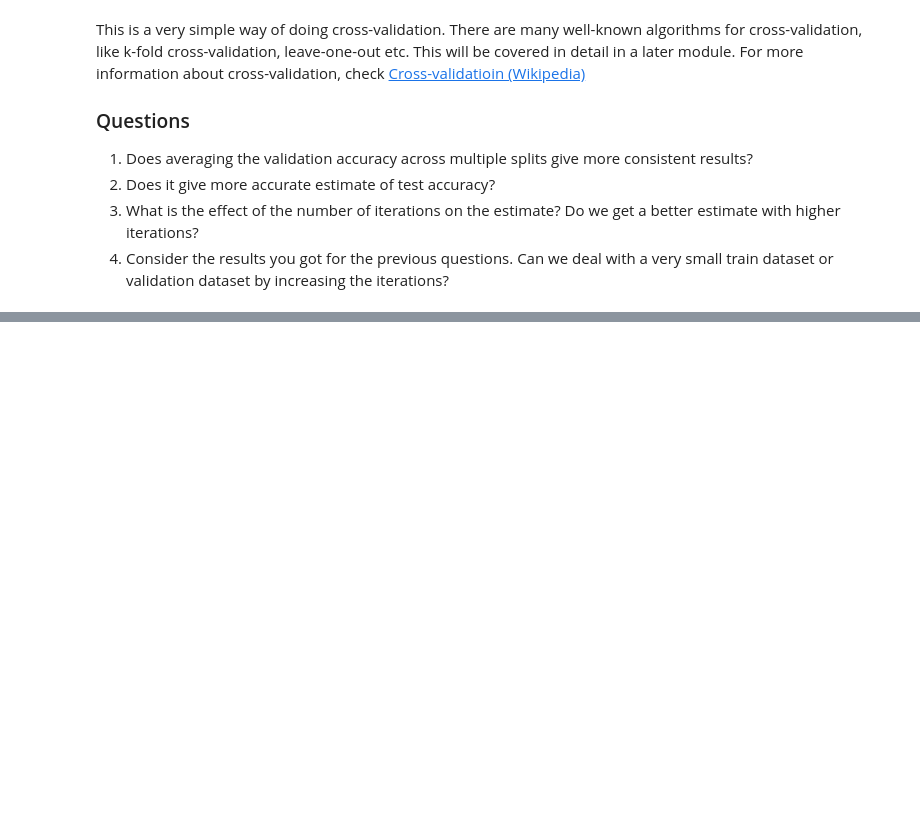
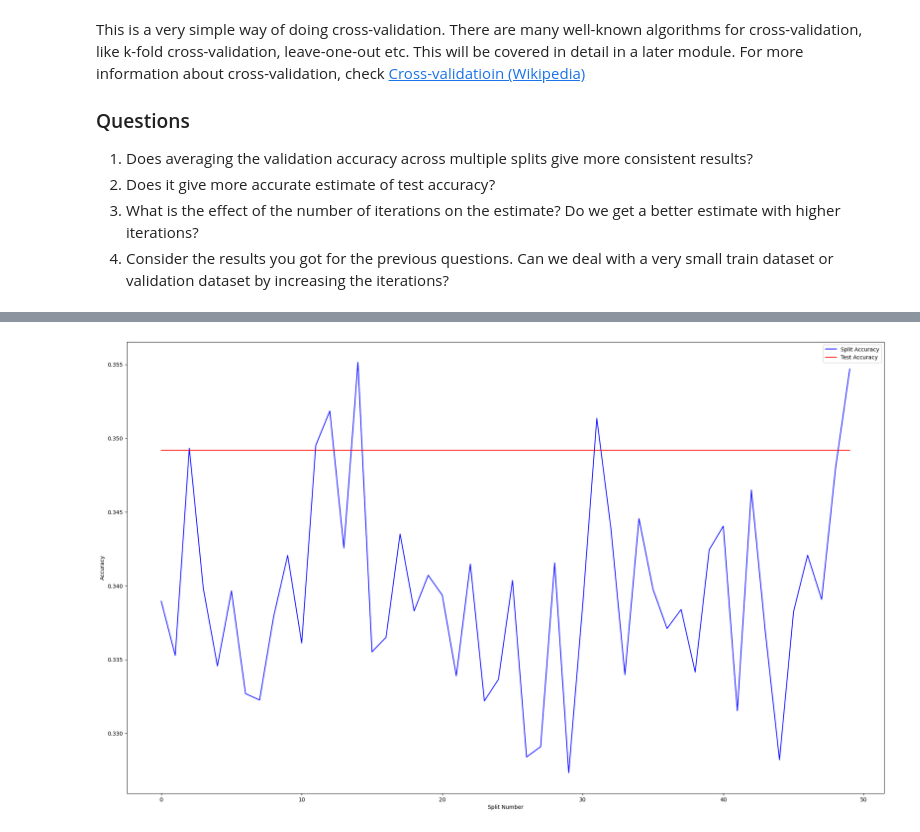
Before and after one commit to varsha123veera/fmml_labs_projects, a Jupyter notebook: Module_01_Lab_02_MLPractice.ipynb, the cells around one changed output, grey strips where cells are left out. Saved outputs shown, nothing was run; the diff lists cells and outputs as text; code cells hidden in the pictures; blank space fills up the shorter version.

```diff
--- a/Module_01_Lab_02_MLPractice.ipynb
+++ b/Module_01_Lab_02_MLPractice.ipynb
@@ -178,0 +229,11 @@ This is a very simple way of doing cross-validation. There are many well-known a
+# %%
+#CODE FOR 2ND QUESTION
+plt.figure(figsize = (25,15))
+plt.plot(split_accuracies, label = 'Split Accuracy', color = 'blue')
+plt.plot(np.ones(len(split_accuracies)) * Accuracy(testlabel, testpred), label = 'Test Accuracy', color = 'red')
+plt.xlabel('Split Number')
+plt.ylabel('Accuracy')
+plt.legend()
+plt.show()
+# %% [output]
+[figure, added]
```
Also changed, not shown: parts of 29 cells of this notebook.
